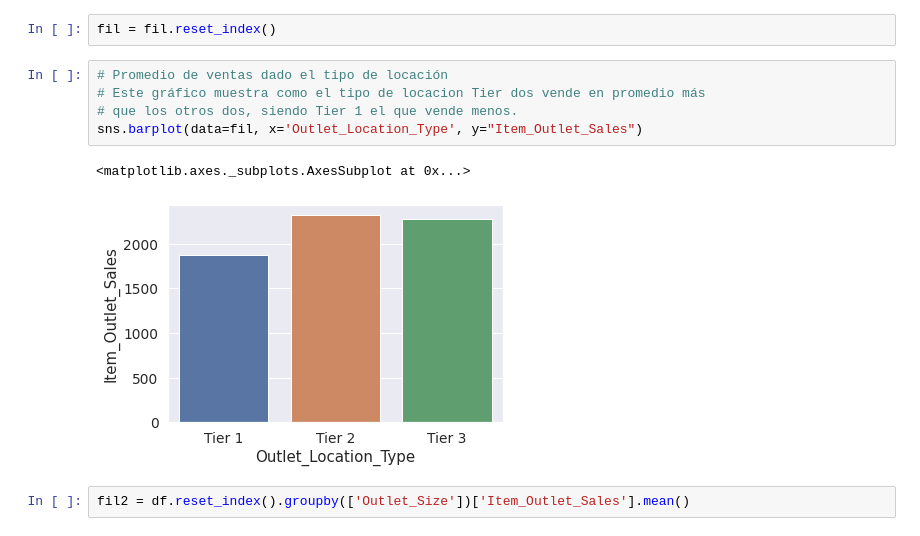
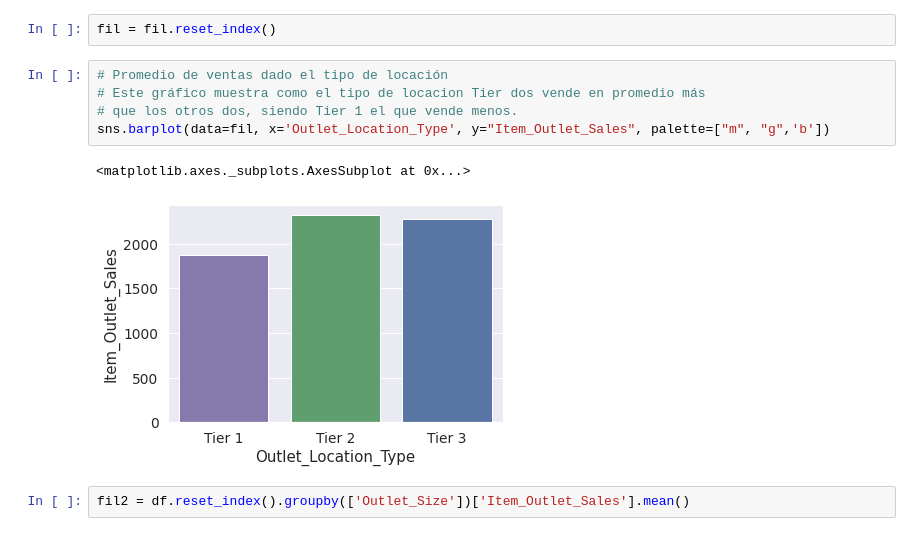
Before and after one commit to LuisaUpegui/sales_predictions-, a Jupyter notebook: sales_predictions.ipynb, the cells around one changed output. Saved outputs shown, nothing was run; the diff lists cells and outputs as text.

```diff
--- a/sales_predictions.ipynb
+++ b/sales_predictions.ipynb
@@ -260,11 +260,11 @@ fil = fil.reset_index()
 # %%
 # Promedio de ventas dado el tipo de locación
 # Este gráfico muestra como el tipo de locacion Tier dos vende en promedio más
 # que los otros dos, siendo Tier 1 el que vende menos.
-sns.barplot(data=fil, x='Outlet_Location_Type', y="Item_Outlet_Sales")
+sns.barplot(data=fil, x='Outlet_Location_Type', y="Item_Outlet_Sales", palette=["m", "g",'b'])
 # %% [output]
 <matplotlib.axes._subplots.AxesSubplot at 0x...>
-[figure, old version]
+[figure, new version]
 # %%
 fil2 = df.reset_index().groupby(['Outlet_Size'])['Item_Outlet_Sales'].mean()
 # %%
```
Also changed, not shown: parts of 11 cells of this notebook.
